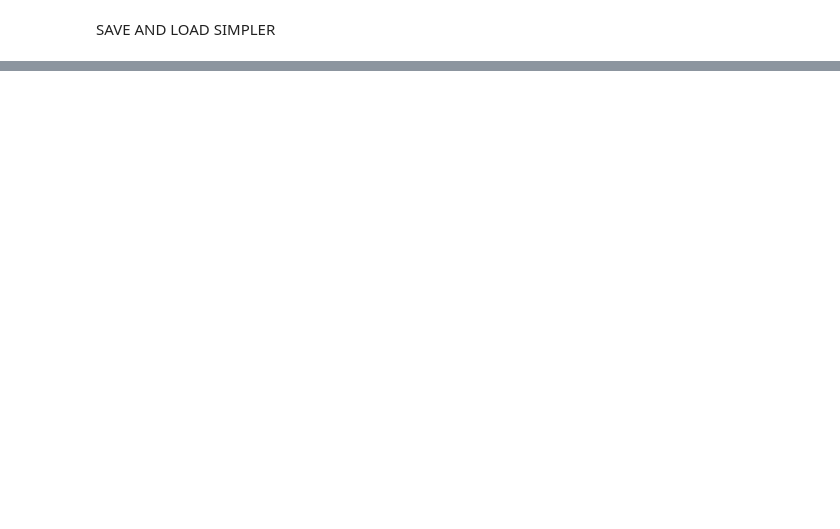
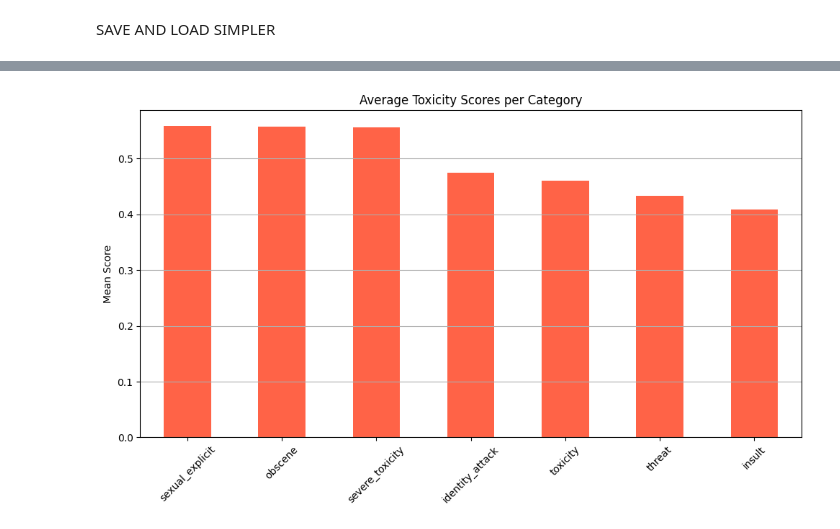
Before and after one commit to AmshuBelbase/FilterX, a Jupyter notebook: multi-label-regression.ipynb, the cells around one changed output, grey strips where cells are left out. Drawn from its saved outputs; the diff is of its cells as text; code cells hidden in the pictures; blank space fills up the shorter version.

```diff
--- a/multi-label-regression.ipynb
+++ b/multi-label-regression.ipynb
@@ -502,0 +612,15 @@ rm /kaggle/working/best_model.bin
+# %%
+import re
+
+# Emoji remover
+def remove_emojis(text):
+    text = re.sub(r":[a-zA-Z0-9_]+:", "", text)  # remove emoji codes like :face_with_tears_of_joy:
+    return text.strip()
+
+# Clean and filter out empty comments
+cleaned_comments = [remove_emojis(c) for c in comments]
+cleaned_comments = [c for c in cleaned_comments if c]  # remove empty strings
+
+# Preview a few cleaned ones
+for comment in cleaned_comments[:10]:
+    print(comment)
@@ -502,0 +638,17 @@ rm /kaggle/working/best_model.bin
+# %%
+# Run prediction
+results = predict_batch(cleaned_comments, model, tokenizer, device)
+# %%
+import pandas as pd
+
+# Convert results into DataFrame
+results_df = pd.DataFrame(results)
+
+# Combine with original comments
+df_combined = pd.DataFrame({
+    "comment": cleaned_comments
+})
+df_combined = pd.concat([df_combined, results_df], axis=1)
+
+# Preview
+print(df_combined.head())
@@ -502,0 +676,14 @@ rm /kaggle/working/best_model.bin
+# %%
+import matplotlib.pyplot as plt
+import seaborn as sns
+
+plt.figure(figsize=(10, 6))
+df_combined[TARGET_COLS].mean().sort_values(ascending=False).plot(kind="bar", color="tomato")
+plt.title("Average Toxicity Scores per Category")
+plt.ylabel("Mean Score")
+plt.xticks(rotation=45)
+plt.grid(axis='y')
+plt.tight_layout()
+plt.show()
+# %% [output]
+[figure, added]
```
Also changed, not shown: parts of 13 cells of this notebook, 8 other files.
